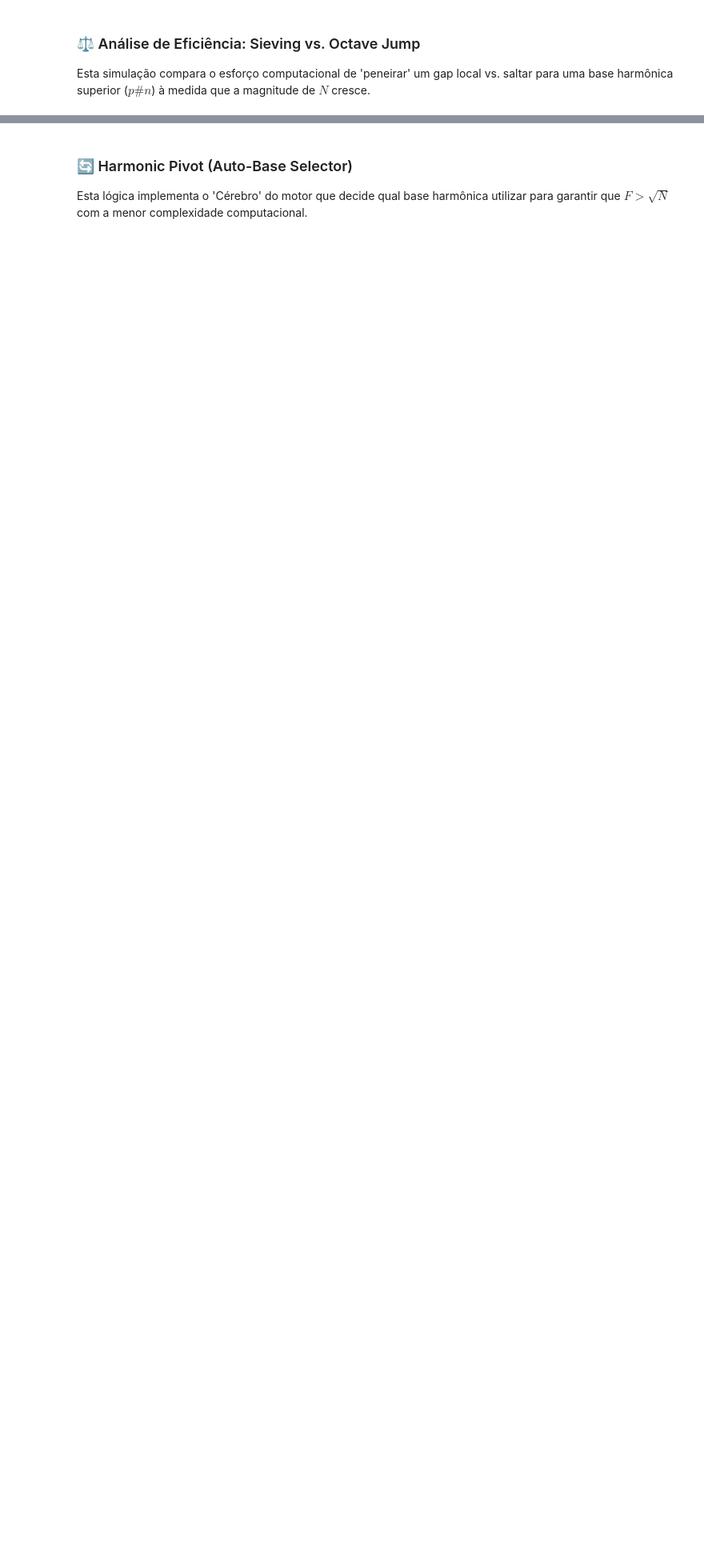
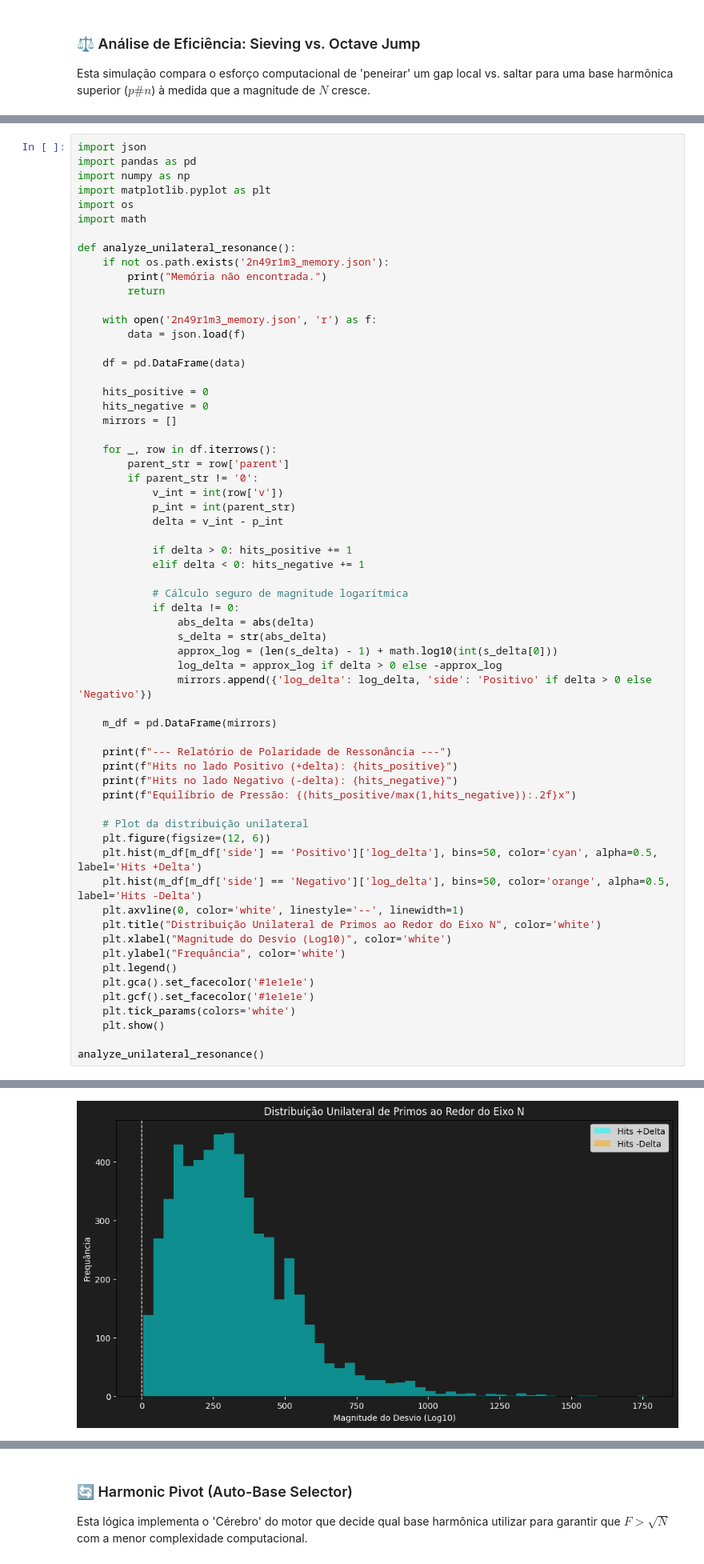
Before and after one commit to brunopedreiro1996-coder/2N49R1M3-powered-by-1NV4S1V0, a Jupyter notebook: 2N49R1M3_powered_by_1NV4S1V0_consolidado.ipynb, the cells around one changed output, grey strips where cells are left out. Shown at 80% size. Cells and saved outputs as stored; diff of their text form; blank space fills up the shorter version.

```diff
--- a/2N49R1M3_powered_by_1NV4S1V0_consolidado.ipynb
+++ b/2N49R1M3_powered_by_1NV4S1V0_consolidado.ipynb
@@ -789,0 +936,63 @@ Esta simulação compara o esforço computacional de 'peneirar' um gap local vs.
+# %%
+import json
+import pandas as pd
+import numpy as np
+import matplotlib.pyplot as plt
+import os
+import math
+
+def analyze_unilateral_resonance():
+    if not os.path.exists('2n49r1m3_memory.json'):
+        print("Memória não encontrada.")
+        return
+
+    with open('2n49r1m3_memory.json', 'r') as f:
+        data = json.load(f)
+
+    df = pd.DataFrame(data)
+
+    hits_positive = 0
+    hits_negative = 0
+    mirrors = []
+
+    for _, row in df.iterrows():
+        parent_str = row['parent']
+        if parent_str != '0':
+            v_int = int(row['v'])
+            p_int = int(parent_str)
+            delta = v_int - p_int
+
+            if delta > 0: hits_positive += 1
+            elif delta < 0: hits_negative += 1
+
+            # Cálculo seguro de magnitude logarítmica
+            if delta != 0:
+                abs_delta = abs(delta)
+                s_delta = str(abs_delta)
+                approx_log = (len(s_delta) - 1) + math.log10(int(s_delta[0]))
+                log_delta = approx_log if delta > 0 else -approx_log
+                mirrors.append({'log_delta': log_delta, 'side': 'Positivo' if delta > 0 else 'Negativo'})
+
+    m_df = pd.DataFrame(mirrors)
+
+    print(f"--- Relatório de Polaridade de Ressonância ---")
+    print(f"Hits no lado Positivo (+delta): {hits_positive}")
+    print(f"Hits no lado Negativo (-delta): {hits_negative}")
+    print(f"Equilíbrio de Pressão: {(hits_positive/max(1,hits_negative)):.2f}x")
+
+    # Plot da distribuição unilateral
+    plt.figure(figsize=(12, 6))
+    plt.hist(m_df[m_df['side'] == 'Positivo']['log_delta'], bins=50, color='cyan', alpha=0.5, label='Hits +Delta')
+    plt.hist(m_df[m_df['side'] == 'Negativo']['log_delta'], bins=50, color='orange', alpha=0.5, label='Hits -Delta')
+    plt.axvline(0, color='white', linestyle='--', linewidth=1)
+    plt.title("Distribuição Unilateral de Primos ao Redor do Eixo N", color='white')
+    plt.xlabel("Magnitude do Desvio (Log10)", color='white')
+    plt.ylabel("Frequância", color='white')
+    plt.legend()
+    plt.gca().set_facecolor('#1e1e1e')
+    plt.gcf().set_facecolor('#1e1e1e')
+    plt.tick_params(colors='white')
+    plt.show()
+
+analyze_unilateral_resonance()
+# %% [output]
@@ -789,0 +1003 @@ Esta simulação compara o esforço computacional de 'peneirar' um gap local vs.
+[figure, added]
```
Also changed, not shown: parts of 25 cells of this notebook.
